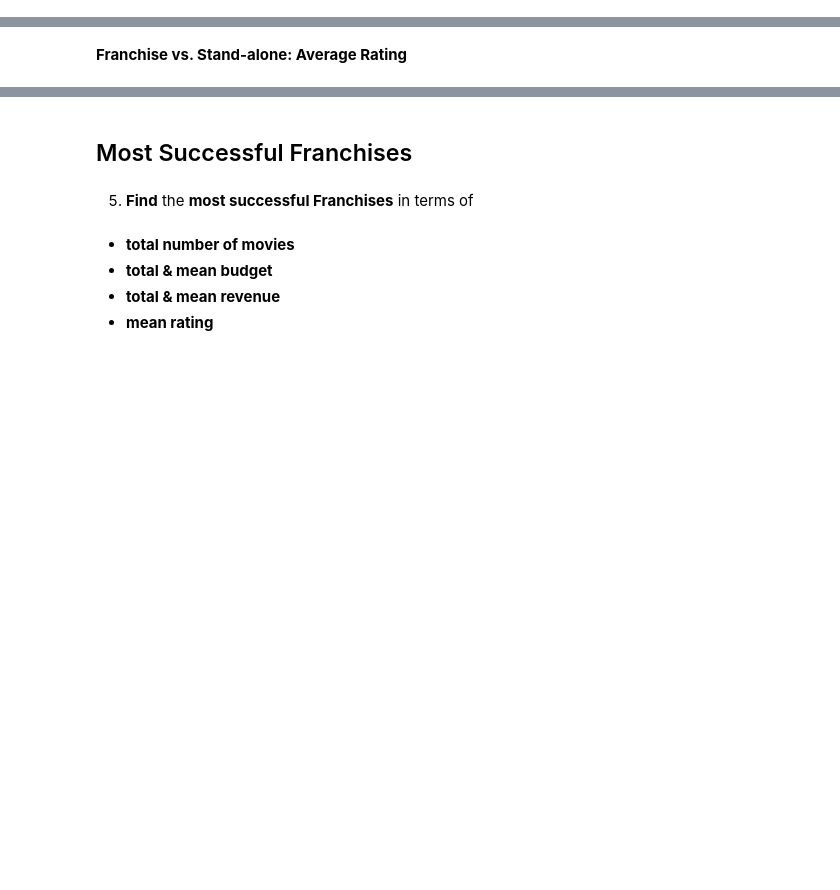
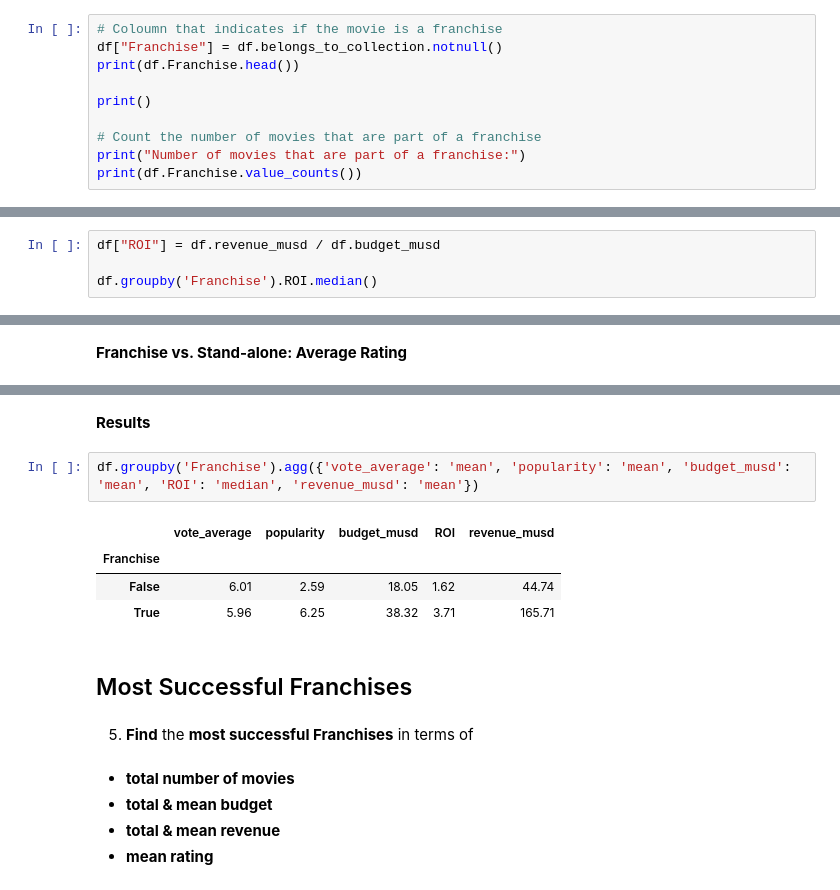
Before and after one commit to Andre-LR/MoviesDataset-DataAnalysis, a Jupyter notebook: src/movies_data_analysis.ipynb, the cells around one changed output, grey strips where cells are left out. Cells and saved outputs as stored; diff of their text form; blank space fills up the shorter version.

Commit message:
Franchises x non-franchises analysis

```diff
--- a/src/movies_data_analysis.ipynb
+++ b/src/movies_data_analysis.ipynb
@@ -243,3 +243,13 @@ HTML(df_search_04.to_html(escape=False))
 - mean rating
 # %% [markdown]
 hint: use groupby()
+# %%
+# Coloumn that indicates if the movie is a franchise
+df["Franchise"] = df.belongs_to_collection.notnull()
+print(df.Franchise.head())
+
+print()
+
+# Count the number of movies that are part of a franchise
+print("Number of movies that are part of a franchise:")
+print(df.Franchise.value_counts())
@@ -248,2 +277,6 @@ __Franchise vs. Stand-alone: Average Revenue__
 # %% [markdown]
 __Franchise vs. Stand-alone: Return on Investment / Profitability (median)__
+# %%
+df["ROI"] = df.revenue_musd / df.budget_musd
+
+df.groupby('Franchise').ROI.median()
@@ -256,3 +315,12 @@ __Franchise vs. Stand-alone: Average Rating__
+# %% [markdown]
+__Results__
+# %%
+df.groupby('Franchise').agg({'vote_average': 'mean', 'popularity': 'mean', 'budget_musd': 'mean', 'ROI': 'median', 'revenue_musd': 'mean'})
+# %% [output]
+|  | vote_average | popularity | budget_musd | ROI | revenue_musd |
+| Franchise |  |  |  |  |  |
+| False | 6.01 | 2.59 | 18.05 | 1.62 | 44.74 |
+| True | 5.96 | 6.25 | 38.32 | 3.71 | 165.71 |
 # %% [markdown]
 ## Most Successful Franchises
 # %% [markdown]
```
Also changed, not shown: parts of 7 cells of this notebook.
